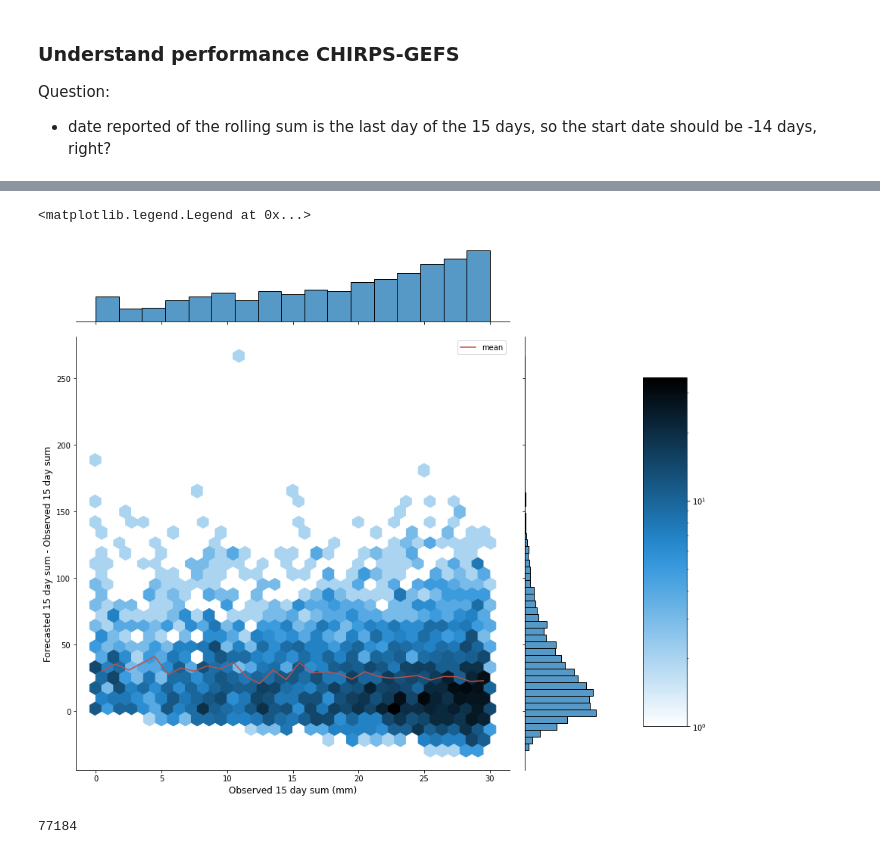
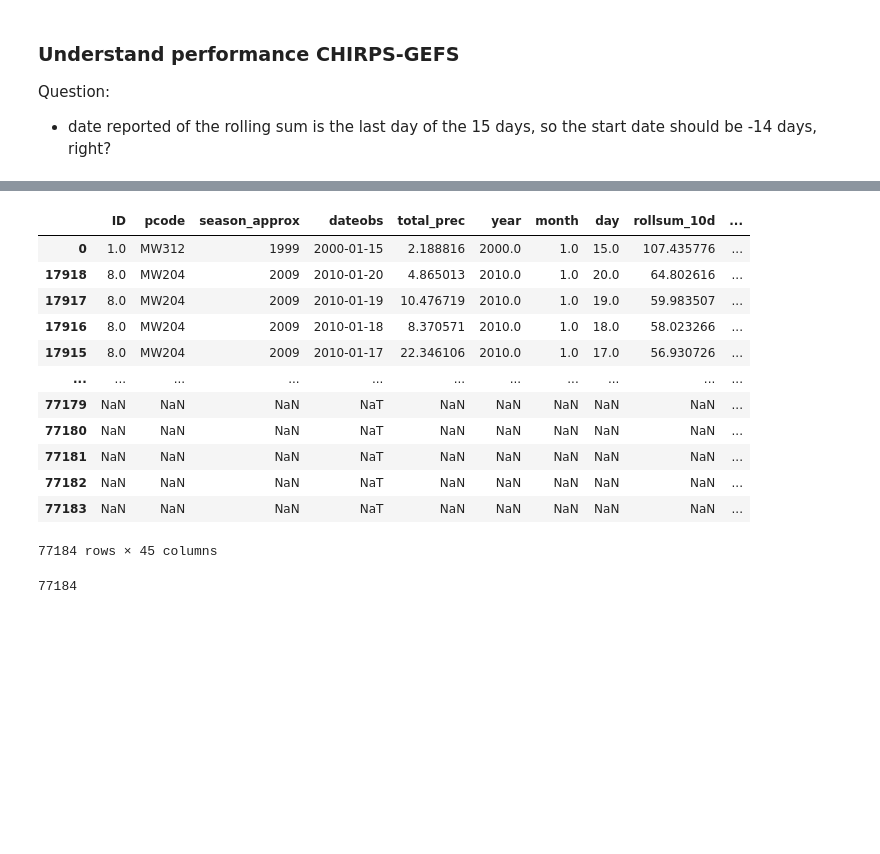
Before and after one commit to OCHA-DAP/pa-anticipatory-action, a Jupyter notebook: analyses/malawi/notebooks/mwi_chirpsgefs_corr_dryspells.ipynb, the cells around one changed output, grey strips where cells are left out. Drawn from its saved outputs; the diff is of its cells as text; code cells hidden in the pictures; blank space fills up the shorter version.

```diff
--- a/analyses/malawi/notebooks/mwi_chirpsgefs_corr_dryspells.ipynb
+++ b/analyses/malawi/notebooks/mwi_chirpsgefs_corr_dryspells.ipynb
@@ -239,21 +235,0 @@ g.ax_joint.legend()
-# %%
-#plot the observed vs forecast-observed for obs<=2mm
-df_sel=df_histformerg[df_histformerg.rollsum_15d<=30].sort_values("rollsum_15d")
-g=sns.jointplot(data=df_sel,y="diff_forecobs",x="rollsum_15d", kind="hex",height=16,joint_kws={ 'bins':'log'})
-#compute the average value of the difference between the forecasted and observed values
-#do this in bins cause else very noisy mean
-bins = np.arange(0,df_sel.rollsum_15d.max()+2,1)
-group = df_sel.groupby(pd.cut(df_sel.rollsum_15d, bins))
-plot_centers = (bins [:-1] + bins [1:])/2
-plot_values = group.diff_forecobs.mean()
-g.ax_joint.plot(plot_centers,plot_values,color="#C25048",label="mean")
-g.set_axis_labels("Observed 15 day sum (mm)", "Forecasted 15 day sum - Observed 15 day sum", fontsize=12)
-plt.subplots_adjust(left=0.2, right=0.8, top=0.8, bottom=0.2)  # shrink fig so cbar is visible
-# make new ax object for the cbar
-cbar_ax = g.fig.add_axes([.85, .25, .05, .4])  # x, y, width, height
-plt.colorbar(cax=cbar_ax)
-g.ax_joint.legend()
-# plt.savefig(os.path.join(country_data_exploration_dir,"dryspells","plot_MWI_chirpsgefs_density.png"))
-# %% [output]
-<matplotlib.legend.Legend at 0x...>
-[figure, removed]
@@ -259,0 +243,16 @@ g.ax_joint.legend()
+# %%
+df_histformerg
+# %% [output]
+|  | ID | pcode | season_approx | dateobs | total_prec | year | month | day | rollsum_10d | ... |
+| 0 | 1.0 | MW312 | 1999 | 2000-01-15 | 2.188816 | 2000.0 | 1.0 | 15.0 | 107.435776 | ... |
+| 17918 | 8.0 | MW204 | 2009 | 2010-01-20 | 4.865013 | 2010.0 | 1.0 | 20.0 | 64.802616 | ... |
+| 17917 | 8.0 | MW204 | 2009 | 2010-01-19 | 10.476719 | 2010.0 | 1.0 | 19.0 | 59.983507 | ... |
+| 17916 | 8.0 | MW204 | 2009 | 2010-01-18 | 8.370571 | 2010.0 | 1.0 | 18.0 | 58.023266 | ... |
+| 17915 | 8.0 | MW204 | 2009 | 2010-01-17 | 22.346106 | 2010.0 | 1.0 | 17.0 | 56.930726 | ... |
+| ... | ... | ... | ... | ... | ... | ... | ... | ... | ... | ... |
+| 77179 | NaN | NaN | NaN | NaT | NaN | NaN | NaN | NaN | NaN | ... |
+| 77180 | NaN | NaN | NaN | NaT | NaN | NaN | NaN | NaN | NaN | ... |
+| 77181 | NaN | NaN | NaN | NaT | NaN | NaN | NaN | NaN | NaN | ... |
+| 77182 | NaN | NaN | NaN | NaT | NaN | NaN | NaN | NaN | NaN | ... |
+| 77183 | NaN | NaN | NaN | NaT | NaN | NaN | NaN | NaN | NaN | ... |
+77184 rows × 45 columns
```
Also changed, not shown: parts of 7 cells of this notebook.
